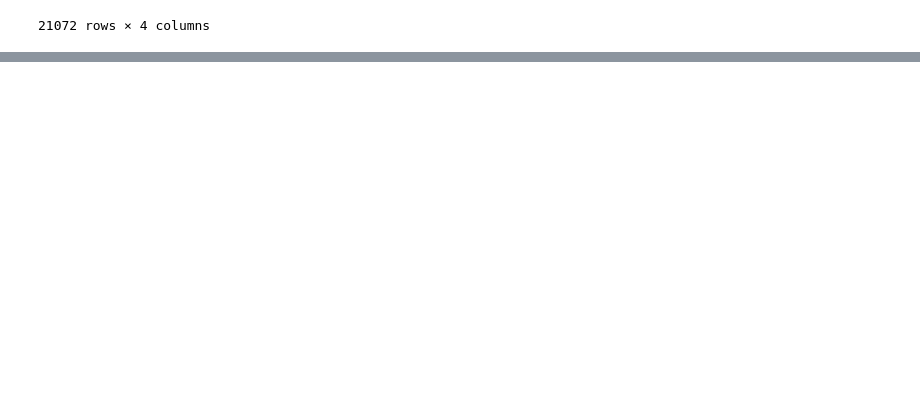
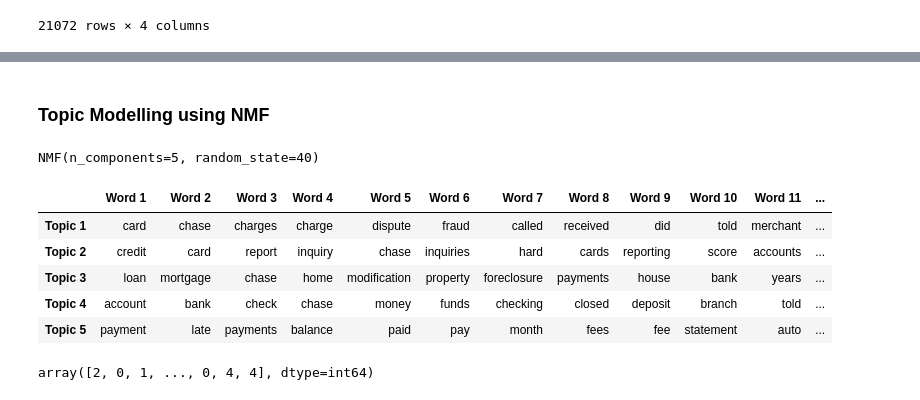
Before and after one commit to Ashik-Mohammed-S/Automatic_Ticket_Classifier, a Jupyter notebook: Model.ipynb, the cells around one changed output, grey strips where cells are left out. Saved outputs shown, nothing was run; the diff lists cells and outputs as text; code cells hidden in the pictures; blank space fills up the shorter version.

```diff
--- a/Model.ipynb
+++ b/Model.ipynb
@@ -333,0 +334,14 @@ df_clean
+# %%
+# code to initialise the TfidfVectorizer
+from sklearn.feature_extraction.text import TfidfVectorizer
+from sklearn.decomposition import NMF
+
+vect = TfidfVectorizer(max_df=0.95, min_df=2,stop_words='english')
+'''**max_df** is used for removing terms that appear too frequently, also known as "corpus-specific stop words"
+max_df = 0.95 means "ignore terms that appear in more than 95% of the complaints"
+
+**min_df** is used for removing terms that appear too infrequently
+min_df = 2 means "ignore terms that appear in less than 2 complaints"'''
+X = vect.fit_transform(df_clean['Complaints'])
+# %% [markdown]
+### Topic Modelling using NMF
@@ -333,0 +356,29 @@ df_clean
+# %%
+nmf_model.fit(X)
+# %% [output]
+NMF(n_components=5, random_state=40)
+# %%
+# Top 15 words for each of the topics
+words = np.array(vect.get_feature_names_out())
+topic_words = pd.DataFrame(np.zeros((num_topics, 15), dtype=str),
+                           index=[f'Topic {i + 1}' for i in range(num_topics)],
+                           columns=[f'Word {i + 1}' for i in range(15)]
+                          )
+for i in range(num_topics):
+    ix = nmf_model.components_[i].argsort()[::-1][:15]
+    topic_words.iloc[i] = words[ix]
+
+topic_words
+# %% [output]
+|  | Word 1 | Word 2 | Word 3 | Word 4 | Word 5 | Word 6 | Word 7 | Word 8 | Word 9 | Word 10 | Word 11 | ... |
+| Topic 1 | card | chase | charges | charge | dispute | fraud | called | received | did | told | merchant | ... |
+| Topic 2 | credit | card | report | inquiry | chase | inquiries | hard | cards | reporting | score | accounts | ... |
+| Topic 3 | loan | mortgage | chase | home | modification | property | foreclosure | payments | house | bank | years | ... |
+| Topic 4 | account | bank | check | chase | money | funds | checking | closed | deposit | branch | told | ... |
+| Topic 5 | payment | late | payments | balance | paid | pay | month | fees | fee | statement | auto | ... |
+# %%
+# Creating the best topic for each complaint in terms of integer value 0,1,2,3 & 4
+topic_results = nmf_model.transform(X)
+topic_results.argmax(axis=1)
+# %% [output]
+array([2, 0, 1, ..., 0, 4, 4], dtype=int64)
```
Also changed, not shown: parts of 10 cells of this notebook.
